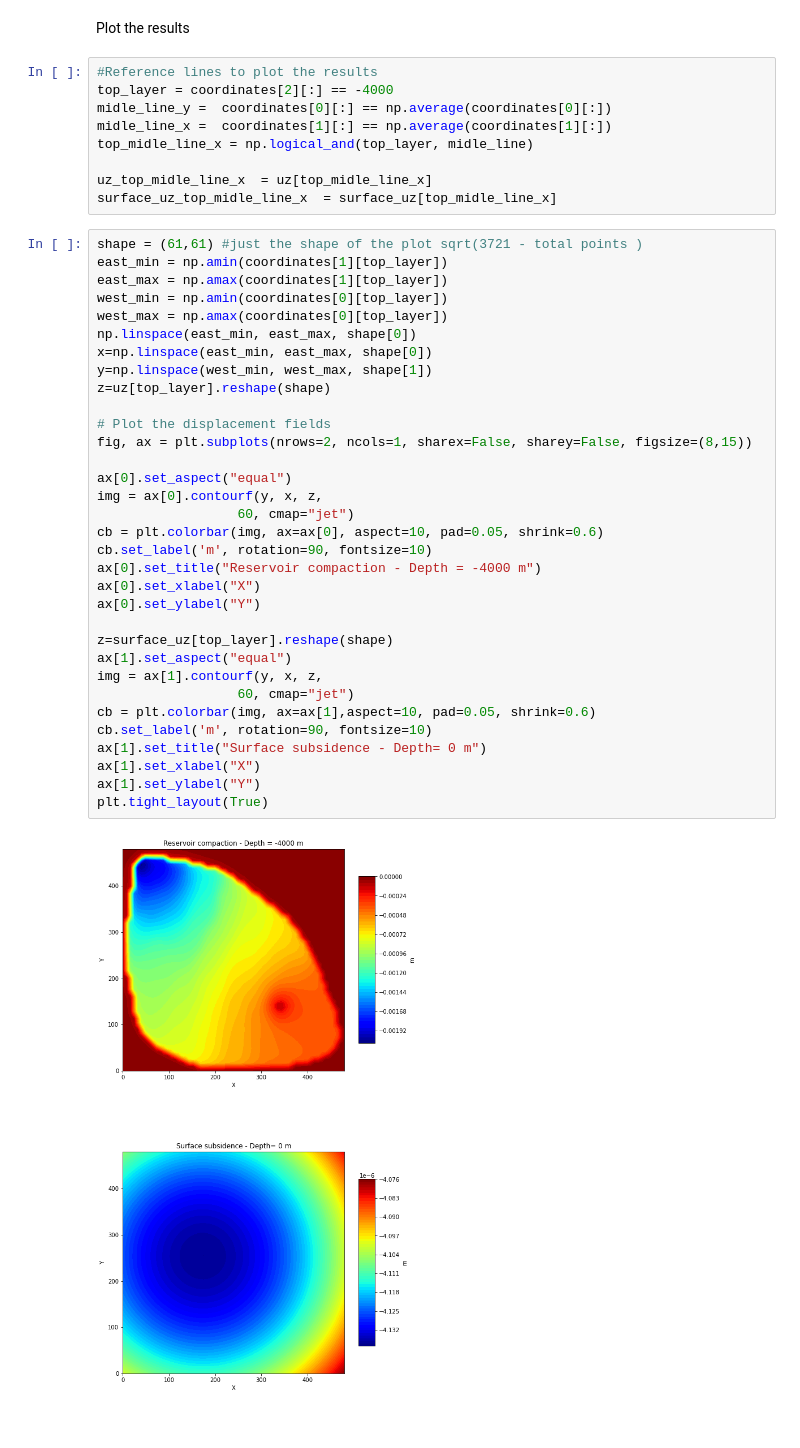
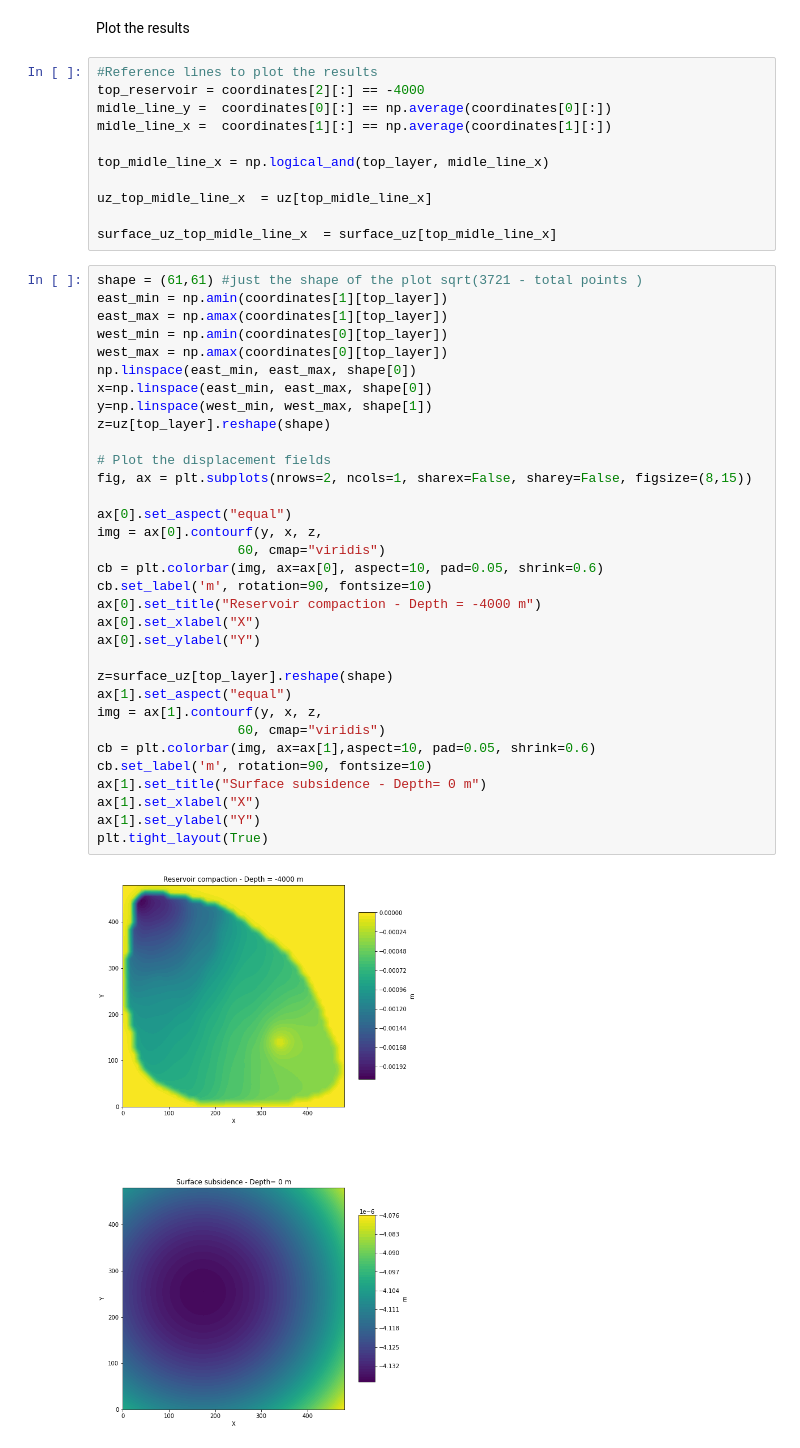
Before and after one commit to gabrielserrao/DARTSDisplacements, a Jupyter notebook: Egg_DARTS_Displacement.ipynb, the cells around one changed output. Saved outputs shown, nothing was run; the diff lists cells and outputs as text.

```diff
--- a/Egg_DARTS_Displacement.ipynb
+++ b/Egg_DARTS_Displacement.ipynb
@@ -131,48 +131,50 @@ Elapsed time to plot: 1.823 mins.
 Plot the results
 # %%
 #Reference lines to plot the results
-top_layer = coordinates[2][:] == -4000
+top_reservoir = coordinates[2][:] == -4000
 midle_line_y =  coordinates[0][:] == np.average(coordinates[0][:])
 midle_line_x =  coordinates[1][:] == np.average(coordinates[1][:])
-top_midle_line_x = np.logical_and(top_layer, midle_line)
+
+top_midle_line_x = np.logical_and(top_layer, midle_line_x)
 
 uz_top_midle_line_x  = uz[top_midle_line_x]
+
 surface_uz_top_midle_line_x  = surface_uz[top_midle_line_x]
 # %%
 shape = (61,61) #just the shape of the plot sqrt(3721 - total points )
 east_min = np.amin(coordinates[1][top_layer])
 east_max = np.amax(coordinates[1][top_layer])
 west_min = np.amin(coordinates[0][top_layer])
 west_max = np.amax(coordinates[0][top_layer])
 np.linspace(east_min, east_max, shape[0])
 x=np.linspace(east_min, east_max, shape[0])
 y=np.linspace(west_min, west_max, shape[1])
 z=uz[top_layer].reshape(shape)
 
 # Plot the displacement fields
 fig, ax = plt.subplots(nrows=2, ncols=1, sharex=False, sharey=False, figsize=(8,15))
 
 ax[0].set_aspect("equal")
 img = ax[0].contourf(y, x, z,
-                  60, cmap="jet")
+                  60, cmap="viridis")
 cb = plt.colorbar(img, ax=ax[0], aspect=10, pad=0.05, shrink=0.6)
 cb.set_label('m', rotation=90, fontsize=10)
 ax[0].set_title("Reservoir compaction - Depth = -4000 m")
 ax[0].set_xlabel("X")
 ax[0].set_ylabel("Y")
 
 z=surface_uz[top_layer].reshape(shape)
 ax[1].set_aspect("equal")
 img = ax[1].contourf(y, x, z,
-                  60, cmap="jet")
+                  60, cmap="viridis")
 cb = plt.colorbar(img, ax=ax[1],aspect=10, pad=0.05, shrink=0.6)
 cb.set_label('m', rotation=90, fontsize=10)
 ax[1].set_title("Surface subsidence - Depth= 0 m")
 ax[1].set_xlabel("X")
 ax[1].set_ylabel("Y")
 plt.tight_layout(True)
 # %% [output]
-[figure, old version]
+[figure, new version]
 # %%
 fig2, axs = plt.subplots(nrows=2, ncols=1, sharex=False, sharey=False, figsize=(7,11))
 #line plot of top_midle_line_uz agains top_midle coordinates colors representing uz_top_midle_line_x
```
Also changed, not shown: parts of 2 cells of this notebook.
